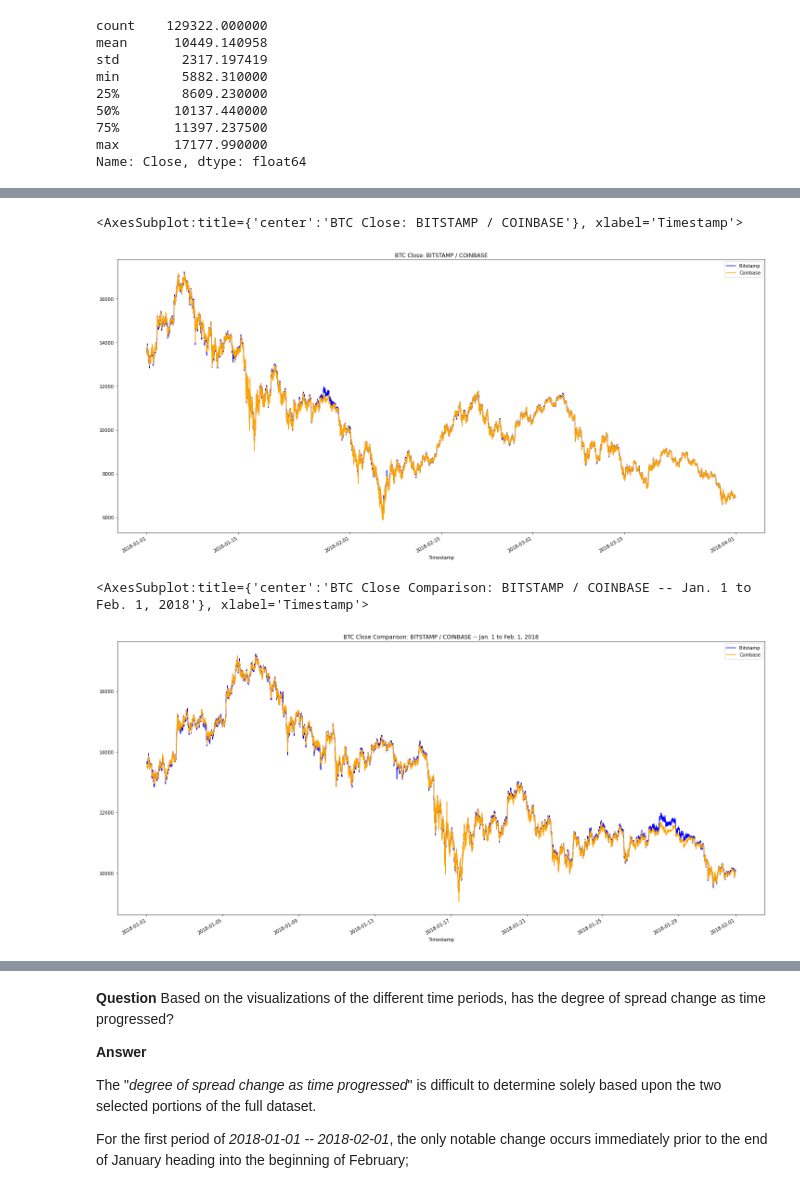
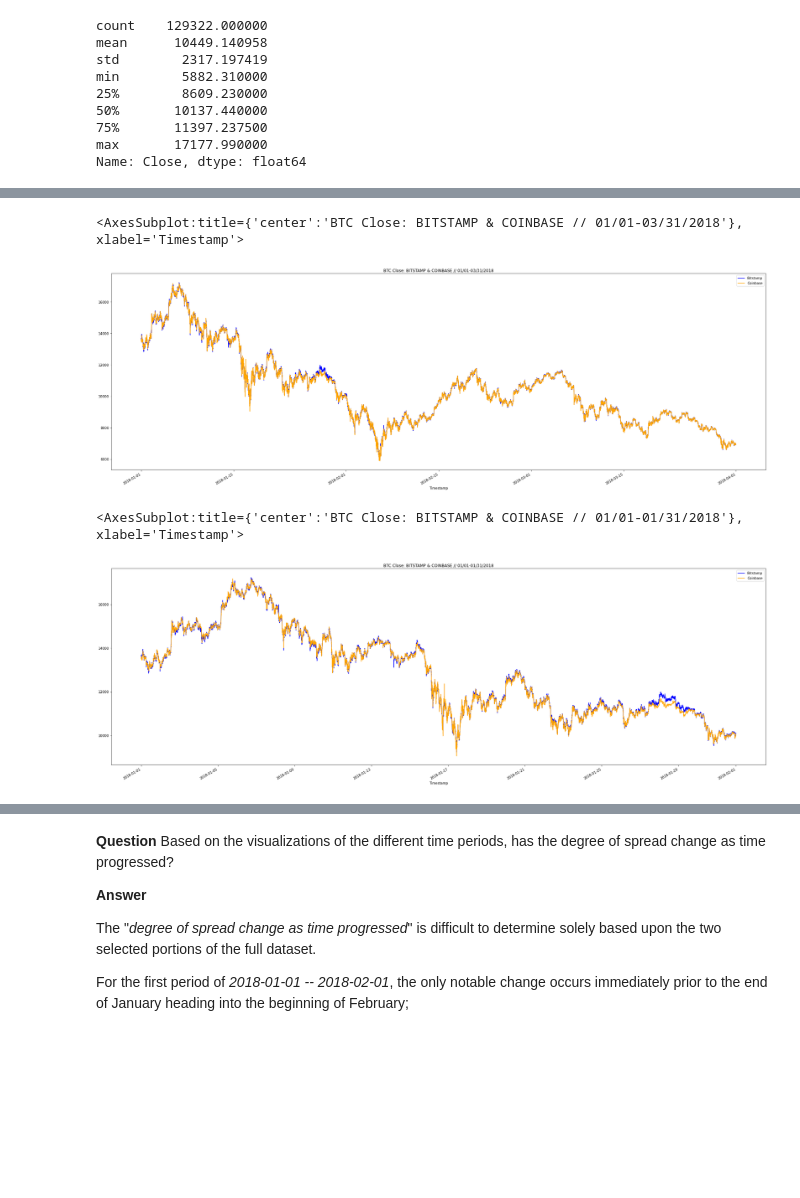
Before and after one commit to ForrestSurles/Bitcoin_Exchange_Arbitrage_Analysis, a Jupyter notebook: crypto_arbitrage.ipynb, the cells around one changed output, grey strips where cells are left out. Cells and saved outputs as stored; diff of their text form; code cells hidden in the pictures; blank space fills up the shorter version.

```diff
--- a/crypto_arbitrage.ipynb
+++ b/crypto_arbitrage.ipynb
@@ -293,21 +298,21 @@ coinbase_sliced.plot(figsize=(25,12),title='COINBASE: BTC Close',color='orange')
 # %%
 # Overlay the visualizations for the bitstamp and coinbase DataFrames in one plot
 # The plot should visualize the prices over the full lenth of the dataset
 # Be sure to include the parameters: legend, figure size, title, and color and label
-bitstamp_sliced.plot(legend=True,figsize=(25,12),title='BTC Close: BITSTAMP / COINBASE',color='blue',label='Bitstamp')
-coinbase_sliced.plot(legend=True,figsize=(25,12),color='orange',label='Coinbase')
+bitstamp_sliced.plot(legend=True,figsize=(35,12),title='BTC Close: BITSTAMP & COINBASE // 01/01-03/31/2018',color='blue',label='Bitstamp')
+coinbase_sliced.plot(legend=True,figsize=(35,12),color='orange',label='Coinbase')
 # %% [output]
-<AxesSubplot:title={'center':'BTC Close: BITSTAMP / COINBASE'}, xlabel='Timestamp'>
+<AxesSubplot:title={'center':'BTC Close: BITSTAMP & COINBASE // 01/01-03/31/2018'}, xlabel='Timestamp'>
-[figure, old version]
+[figure, new version]
 # %%
 # Using the loc and plot functions, create an overlay plot that visualizes
 # the price action of both DataFrames for a one month period early in the dataset
 # Be sure to include the parameters: legend, figure size, title, and color and label
-bitstamp_sliced.loc['2018-01-01':'2018-01-31'].plot(legend=True,figsize=(25,12),title='BTC Close Comparison: BITSTAMP / COINBASE -- Jan. 1 to Feb. 1, 2018',color='blue',label='Bitstamp')
-coinbase_sliced.loc['2018-01-01':'2018-01-31'].plot(legend=True,figsize=(25,12),color='orange',label='Coinbase')
+bitstamp_sliced.loc['2018-01-01':'2018-01-31'].plot(legend=True,figsize=(35,12),title='BTC Close: BITSTAMP & COINBASE // 01/01-01/31/2018',color='blue',label='Bitstamp')
+coinbase_sliced.loc['2018-01-01':'2018-01-31'].plot(legend=True,figsize=(35,12),color='orange',label='Coinbase')
 # %% [output]
-<AxesSubplot:title={'center':'BTC Close Comparison: BITSTAMP / COINBASE -- Jan. 1 to Feb. 1, 2018'}, xlabel='Timestamp'>
+<AxesSubplot:title={'center':'BTC Close: BITSTAMP & COINBASE // 01/01-01/31/2018'}, xlabel='Timestamp'>
-[figure, old version]
+[figure, new version]
 # %%
 # Using the loc and plot functions, create an overlay plot that visualizes
 # the price action of both DataFrames for a one month period later in the dataset
```
Also changed, not shown: parts of 25 cells of this notebook.
